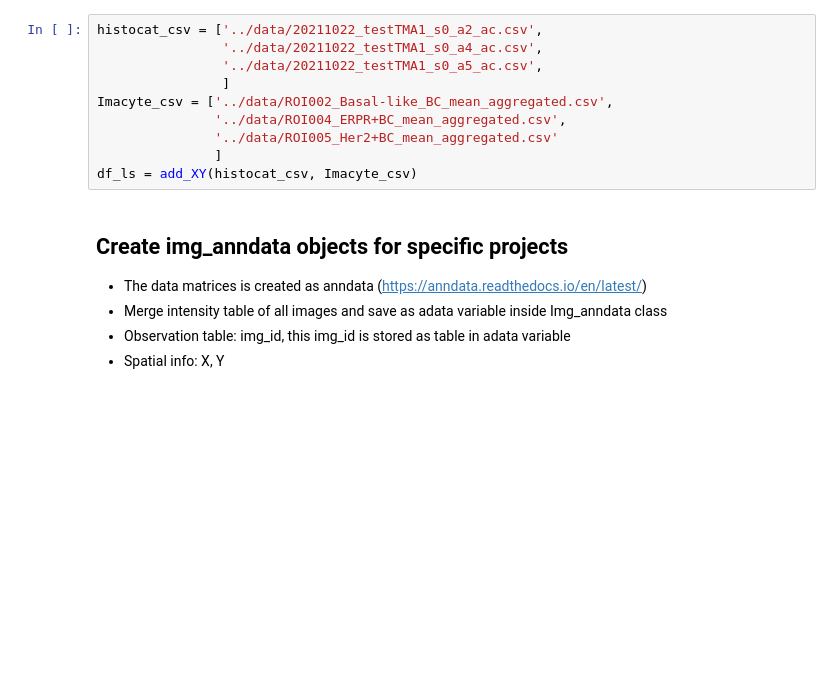
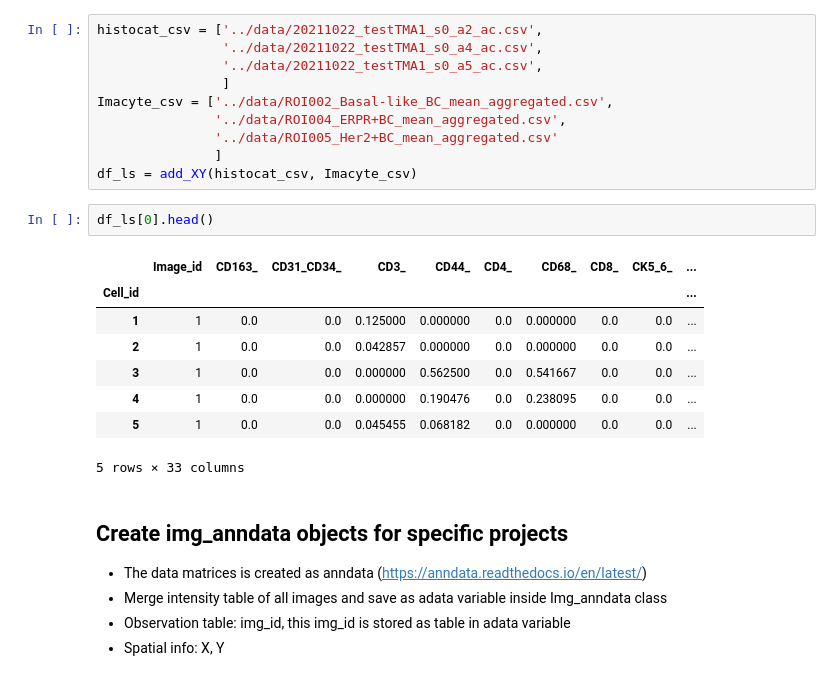
Before and after one commit to PattaWapee/IMCprocess, a Jupyter notebook: notebooks/test_pipeline.ipynb, the cells around one changed output. Saved outputs shown, nothing was run; the diff lists cells and outputs as text; blank space fills up the shorter version.

```diff
--- a/notebooks/test_pipeline.ipynb
+++ b/notebooks/test_pipeline.ipynb
@@ -35,6 +35,17 @@ Imacyte_csv = ['../data/ROI002_Basal-like_BC_mean_aggregated.csv',
                '../data/ROI005_Her2+BC_mean_aggregated.csv'
                ]
 df_ls = add_XY(histocat_csv, Imacyte_csv)
+# %%
+df_ls[0].head()
+# %% [output]
+|  | Image_id | CD163_ | CD31_CD34_ | CD3_ | CD44_ | CD4_ | CD68_ | CD8_ | CK5_6_ | ... |
+| Cell_id |  |  |  |  |  |  |  |  |  | ... |
+| 1 | 1 | 0.0 | 0.0 | 0.125000 | 0.000000 | 0.0 | 0.000000 | 0.0 | 0.0 | ... |
+| 2 | 1 | 0.0 | 0.0 | 0.042857 | 0.000000 | 0.0 | 0.000000 | 0.0 | 0.0 | ... |
+| 3 | 1 | 0.0 | 0.0 | 0.000000 | 0.562500 | 0.0 | 0.541667 | 0.0 | 0.0 | ... |
+| 4 | 1 | 0.0 | 0.0 | 0.000000 | 0.190476 | 0.0 | 0.238095 | 0.0 | 0.0 | ... |
+| 5 | 1 | 0.0 | 0.0 | 0.045455 | 0.068182 | 0.0 | 0.000000 | 0.0 | 0.0 | ... |
+5 rows × 33 columns
 # %% [markdown]
 ## Create img_anndata objects for specific projects
 
```
Also changed, not shown: 3 other files.
